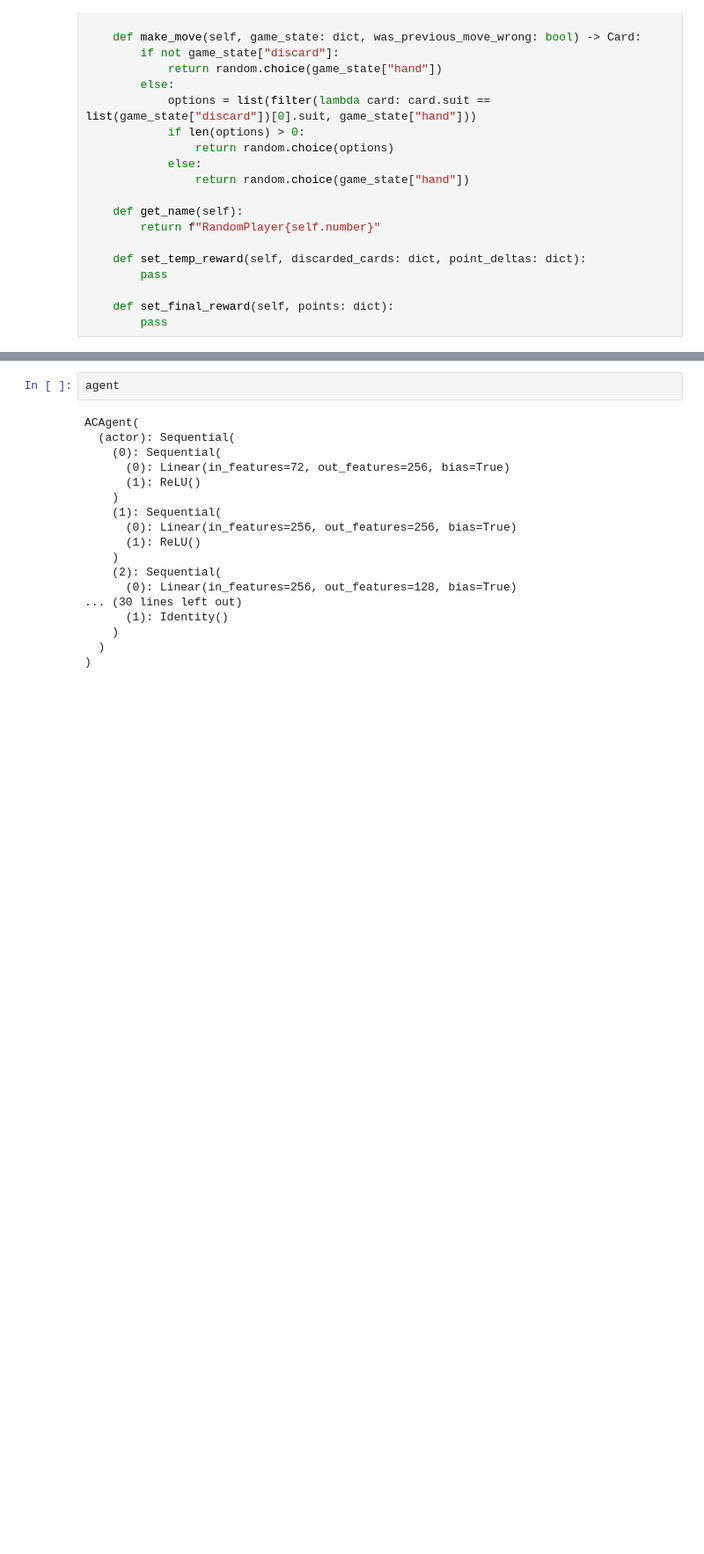
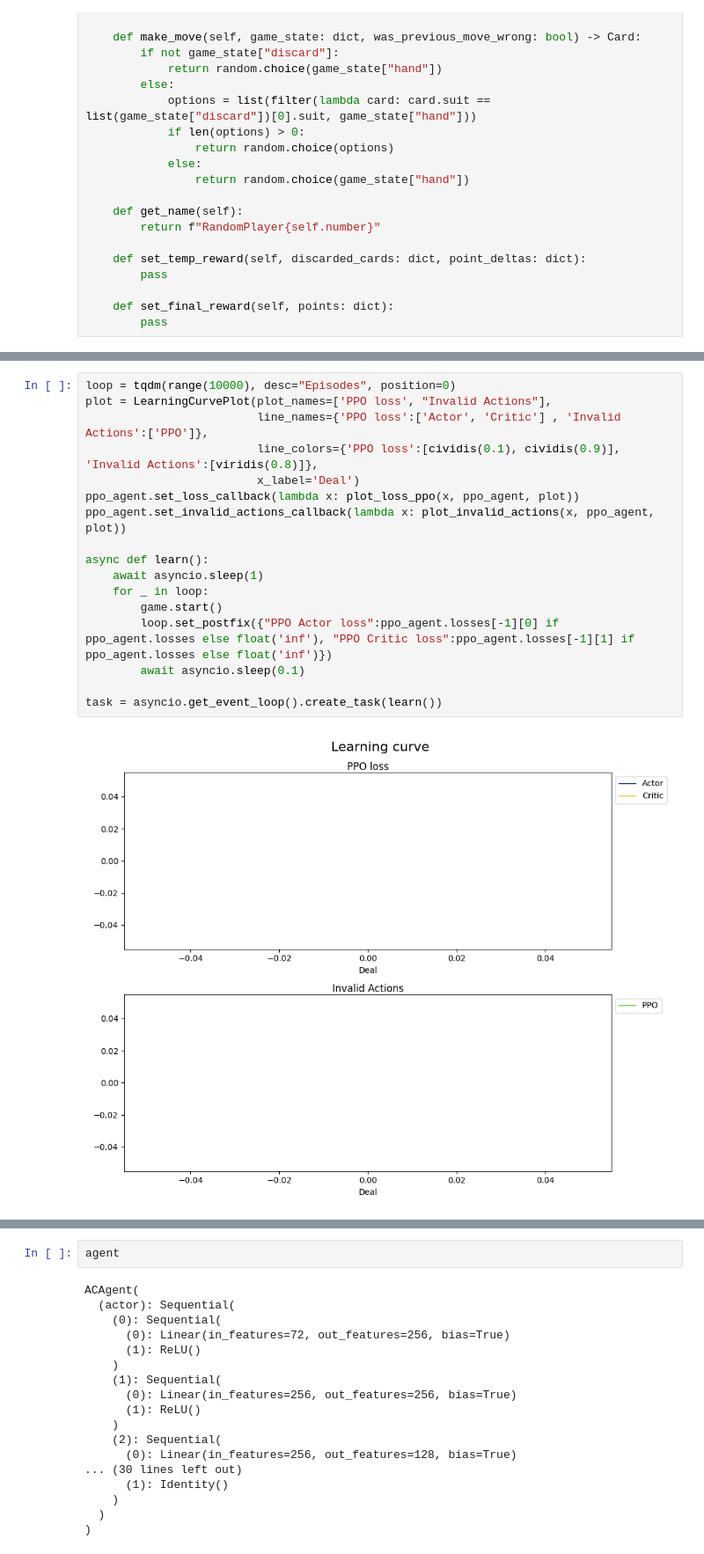
Before and after one commit to k-chr/CardGame, a Jupyter notebook: training.ipynb, the cells around one changed output, grey strips where cells are left out. Shown: that part at 88% size. Saved outputs shown, nothing was run; the diff lists cells and outputs as text; blank space fills up the shorter version.

```diff
--- a/training.ipynb
+++ b/training.ipynb
@@ -103,0 +149,19 @@ def plot_invalid_actions(invalid_actions_count: int, agent: Union[REINFORCEAgent
+# %%
+loop = tqdm(range(10000), desc="Episodes", position=0)
+plot = LearningCurvePlot(plot_names=['PPO loss', "Invalid Actions"],
+                         line_names={'PPO loss':['Actor', 'Critic'] , 'Invalid Actions':['PPO']},
+                         line_colors={'PPO loss':[cividis(0.1), cividis(0.9)], 'Invalid Actions':[viridis(0.8)]},
+                         x_label='Deal')
+ppo_agent.set_loss_callback(lambda x: plot_loss_ppo(x, ppo_agent, plot))
+ppo_agent.set_invalid_actions_callback(lambda x: plot_invalid_actions(x, ppo_agent, plot))
+
+async def learn():
+    await asyncio.sleep(1)
+    for _ in loop:
+        game.start()
+        loop.set_postfix({"PPO Actor loss":ppo_agent.losses[-1][0] if ppo_agent.losses else float('inf'), "PPO Critic loss":ppo_agent.losses[-1][1] if ppo_agent.losses else float('inf')})
+        await asyncio.sleep(0.1)
+
+task = asyncio.get_event_loop().create_task(learn())
+# %% [output]
+[figure, added]
```
Also changed, not shown: parts of 21 cells of this notebook, 4 other files.
